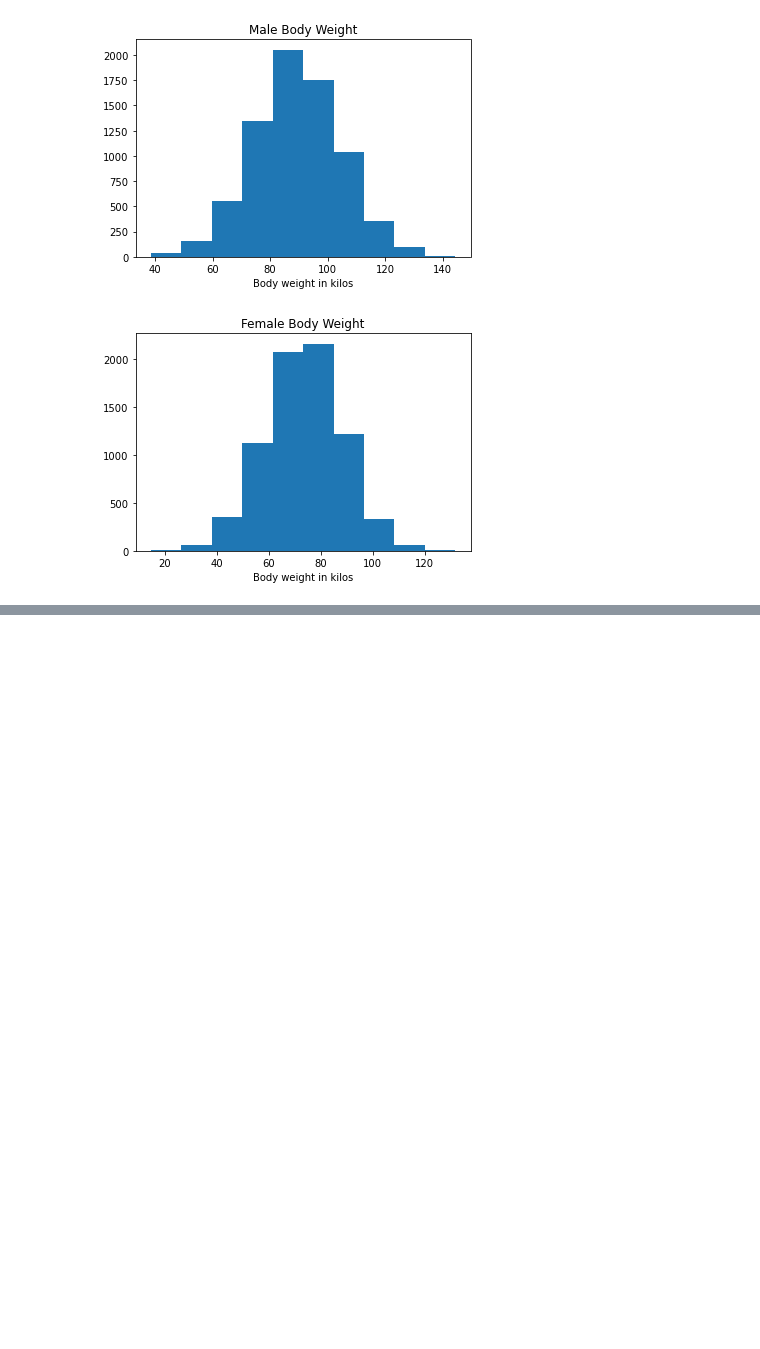
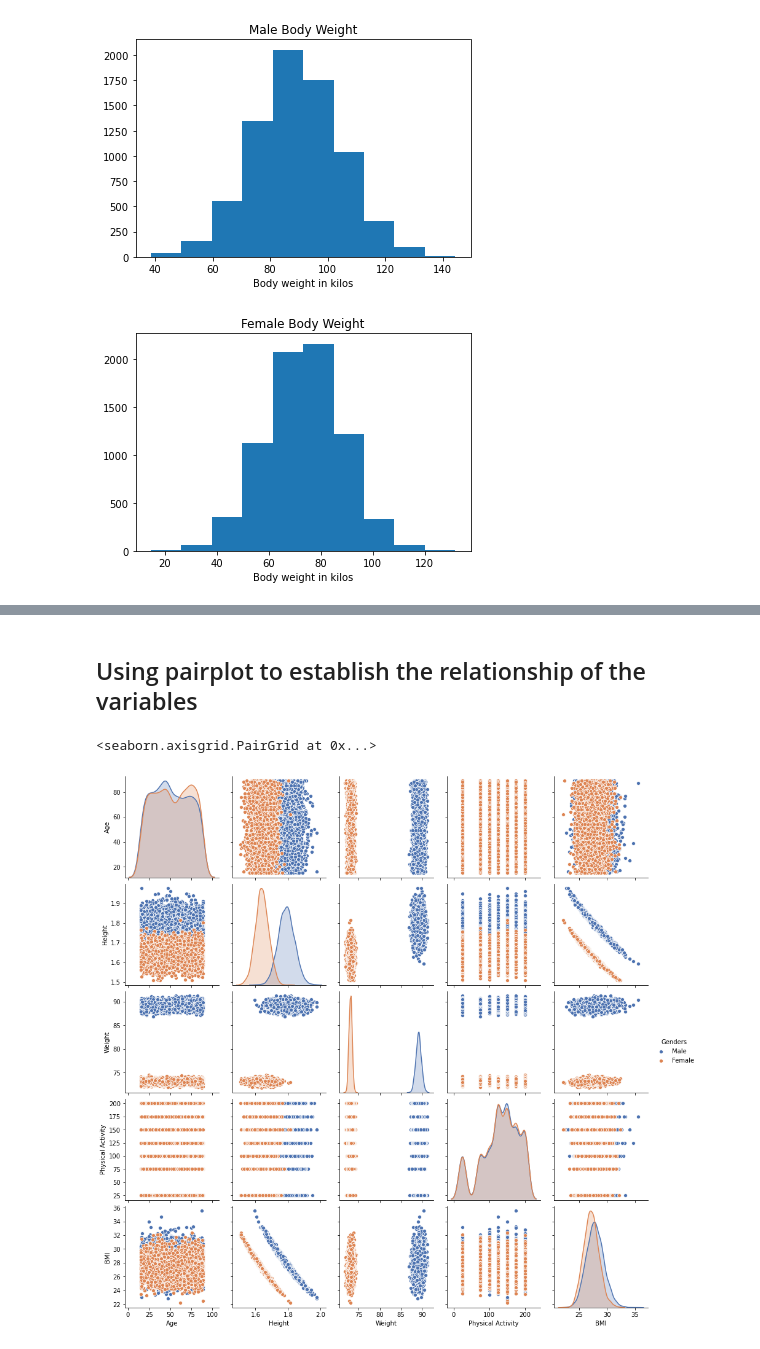
Before and after one commit to G00387847/programmingForDataAnalysisProject-2020, a Jupyter notebook: programmingForDataAnalysis-2020.ipynb, the cells around one changed output, grey strips where cells are left out. Cells and saved outputs as stored; diff of their text form; code cells hidden in the pictures; blank space fills up the shorter version.

```diff
--- a/programmingForDataAnalysis-2020.ipynb
+++ b/programmingForDataAnalysis-2020.ipynb
@@ -230,0 +382,7 @@ plt.show()
+# %% [markdown]
+## Using pairplot to establish the relationship of the variables
+# %%
+sns.pairplot(df, hue = "Genders", palette = "deep")
+# %% [output]
+<seaborn.axisgrid.PairGrid at 0x...>
+[figure, added]
```
Also changed, not shown: parts of 24 cells of this notebook.
